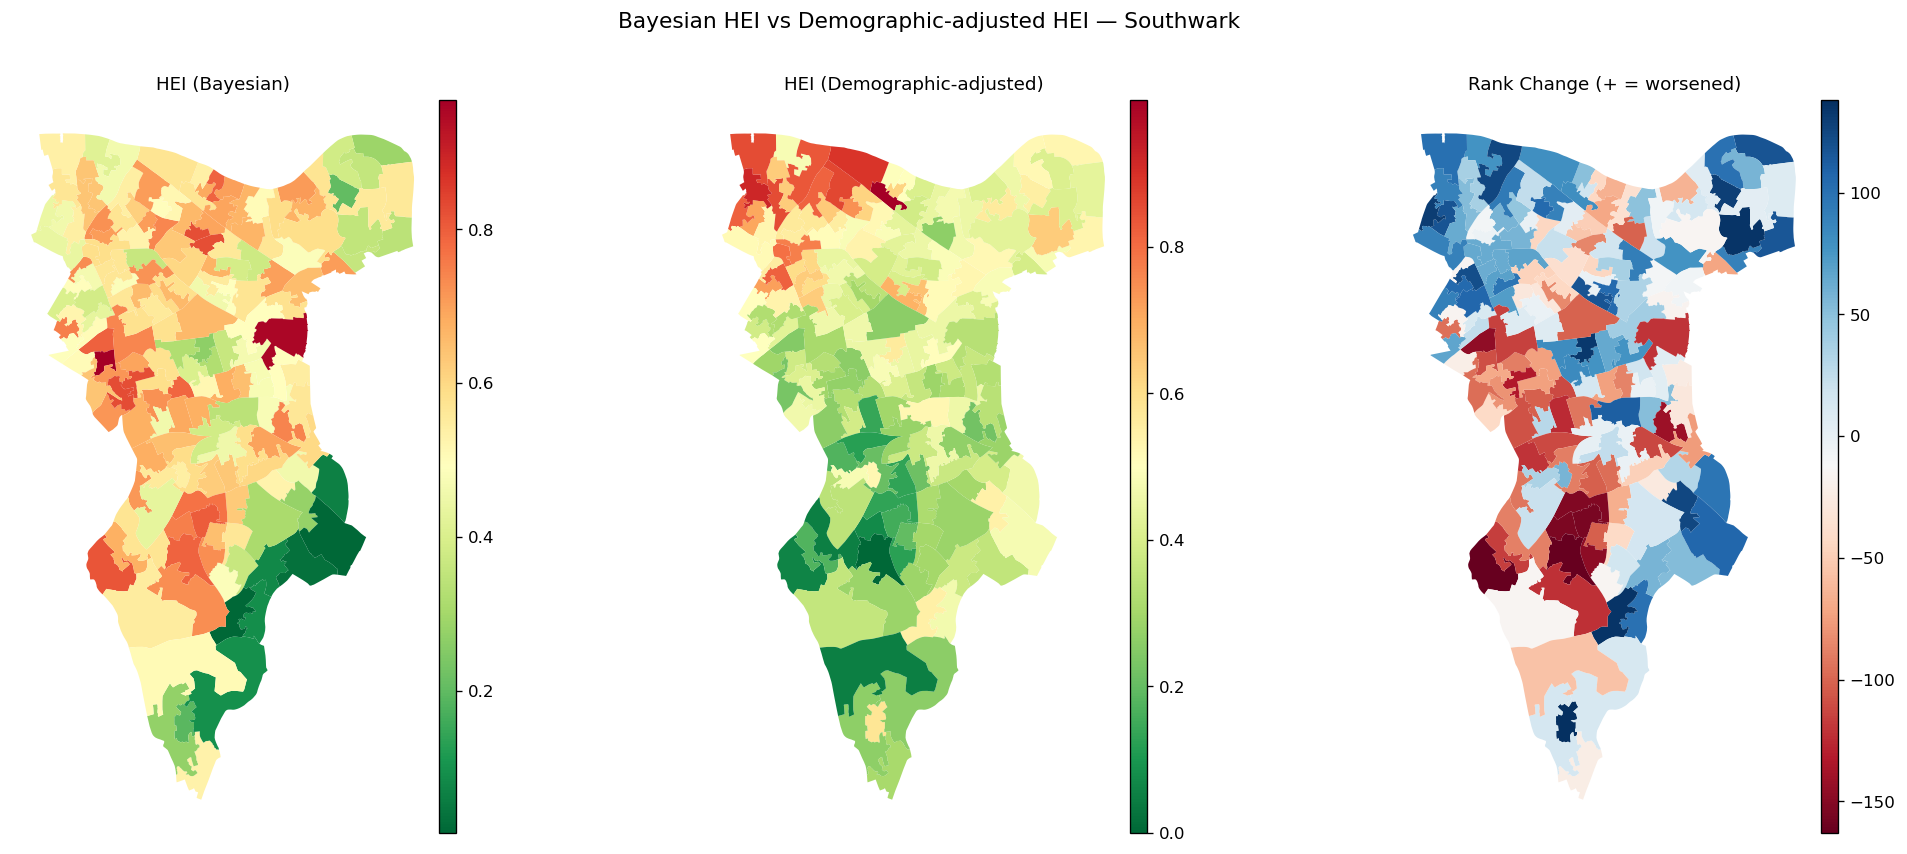
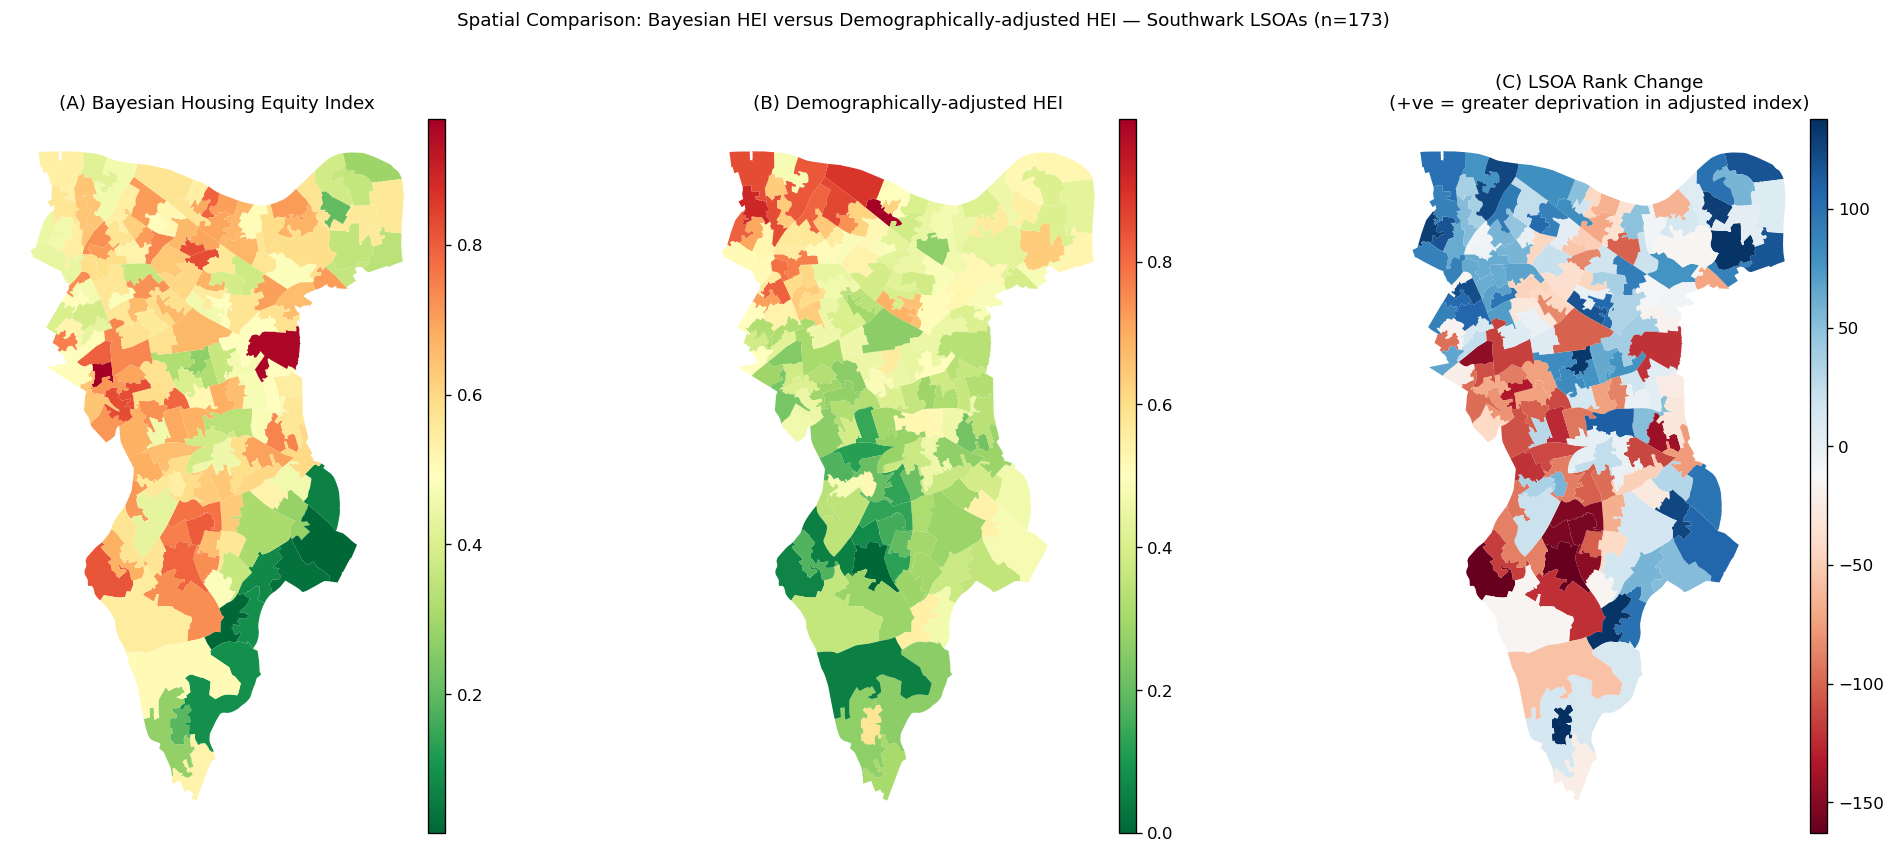
The notebook cell's code change between the first figure and the second:
--- before
+++ after
@@ -12,7 +12,7 @@
 
 for ax, (col, title, cmap) in zip(axes, [
-    ('HEI_bayes',    'HEI (Bayesian)',           'RdYlGn_r'),
-    ('HEI_adjusted', 'HEI (Demographic-adjusted)', 'RdYlGn_r'),
-    ('rank_change',  'Rank Change (+ = worsened)',  'RdBu'),
+    ('HEI_bayes',    '(A) Bayesian Housing Equity Index',           'RdYlGn_r'),
+    ('HEI_adjusted', '(B) Demographically-adjusted HEI', 'RdYlGn_r'),
+    ('rank_change',  '(C) LSOA Rank Change\n(+ve = greater deprivation in adjusted index)',  'RdBu'),
 ]):
     divider = make_axes_locatable(ax)
@@ -22,5 +22,5 @@
     ax.set_title(title, fontsize=11); ax.axis('off')
 
-plt.suptitle('Bayesian HEI vs Demographic-adjusted HEI — Southwark', fontsize=13, y=1.01)
+plt.suptitle('Spatial Comparison: Bayesian HEI versus Demographically-adjusted HEI — Southwark LSOAs (n=173)', fontsize=11, y=1.01)
 plt.tight_layout()
 plt.savefig(os.path.join(FIG_DIR, 'hei_adjusted_map.png'), dpi=150, bbox_inches='tight')

Commit: 04: change k=4 to k=5; 05: fix Mixed_N cluster label with Hungarian assignment